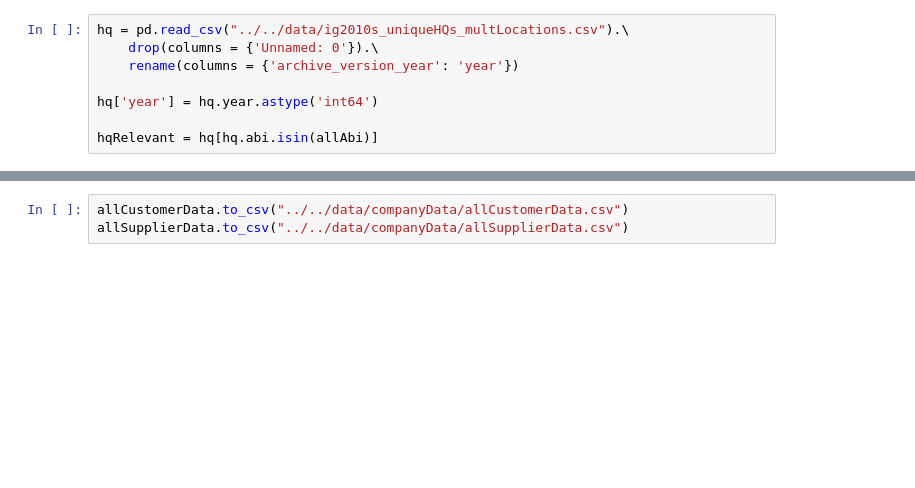
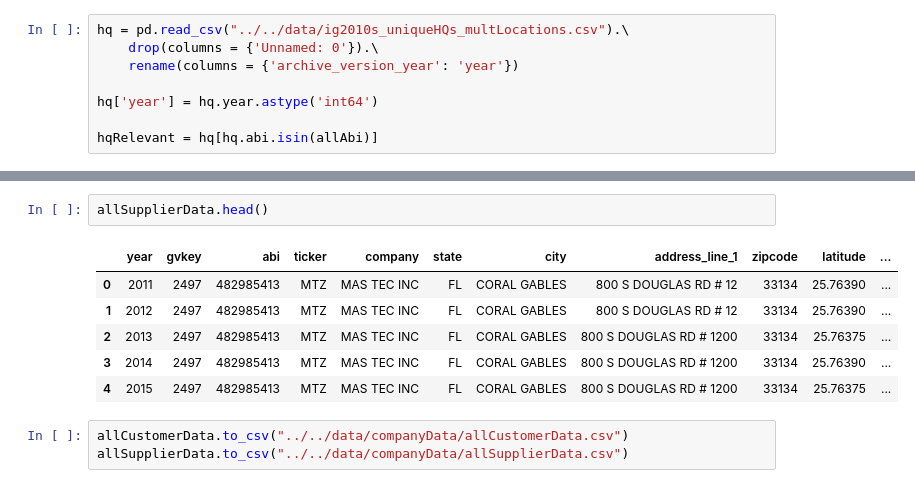
Before and after one commit to brianreed21/extremes, a Jupyter notebook: extremesCleaningCode/linkingProgram.ipynb, the cells around one changed output, grey strips where cells are left out. Drawn from its saved outputs; the diff is of its cells as text; blank space fills up the shorter version.

```diff
--- a/extremesCleaningCode/linkingProgram.ipynb
+++ b/extremesCleaningCode/linkingProgram.ipynb
@@ -836,3 +1053,12 @@ allCustomerData = allCustomerData.merge(hqRelevant).drop_duplicates()
+# %%
+allSupplierData.head()
+# %% [output]
+|  | year | gvkey | abi | ticker | company | state | city | address_line_1 | zipcode | latitude | ... |
+| 0 | 2011 | 2497 | 482985413 | MTZ | MAS TEC INC | FL | CORAL GABLES | 800 S DOUGLAS RD # 12 | 33134 | 25.76390 | ... |
+| 1 | 2012 | 2497 | 482985413 | MTZ | MAS TEC INC | FL | CORAL GABLES | 800 S DOUGLAS RD # 12 | 33134 | 25.76390 | ... |
+| 2 | 2013 | 2497 | 482985413 | MTZ | MAS TEC INC | FL | CORAL GABLES | 800 S DOUGLAS RD # 1200 | 33134 | 25.76375 | ... |
+| 3 | 2014 | 2497 | 482985413 | MTZ | MAS TEC INC | FL | CORAL GABLES | 800 S DOUGLAS RD # 1200 | 33134 | 25.76390 | ... |
+| 4 | 2015 | 2497 | 482985413 | MTZ | MAS TEC INC | FL | CORAL GABLES | 800 S DOUGLAS RD # 1200 | 33134 | 25.76375 | ... |
 # %%
 allCustomerData.to_csv("../../data/companyData/allCustomerData.csv")
 allSupplierData.to_csv("../../data/companyData/allSupplierData.csv")
```
Also changed, not shown: parts of 33 cells of this notebook, 5 other files.
